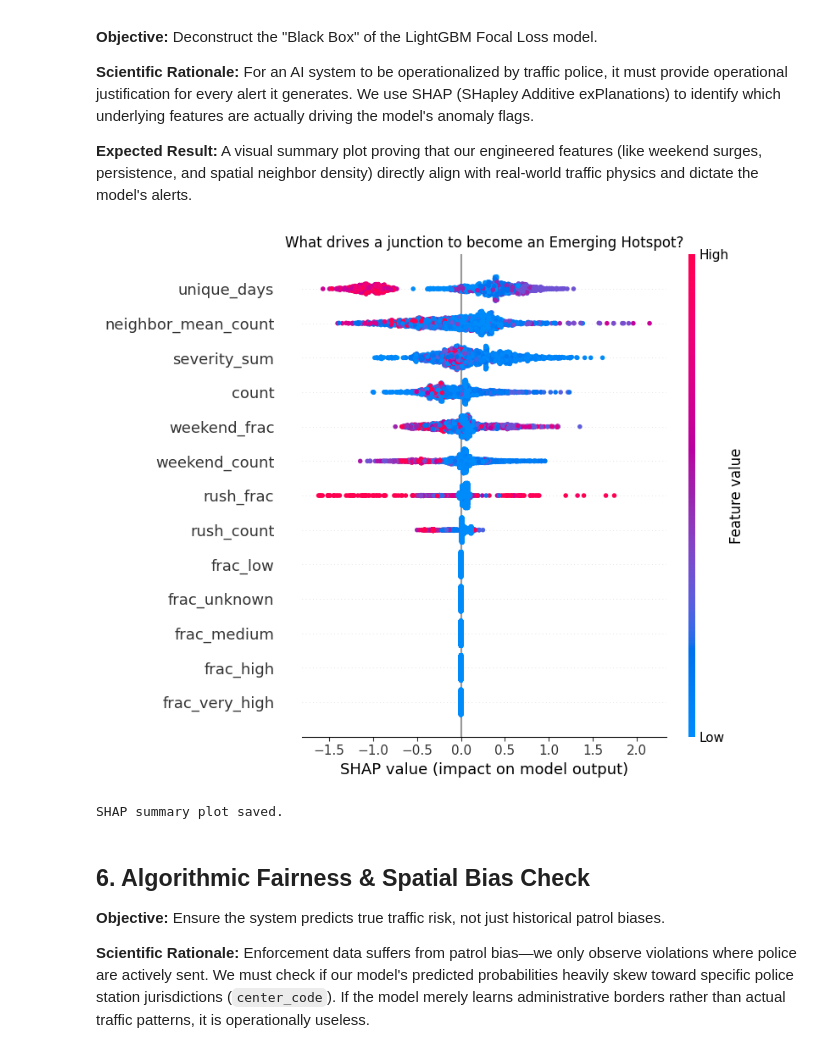
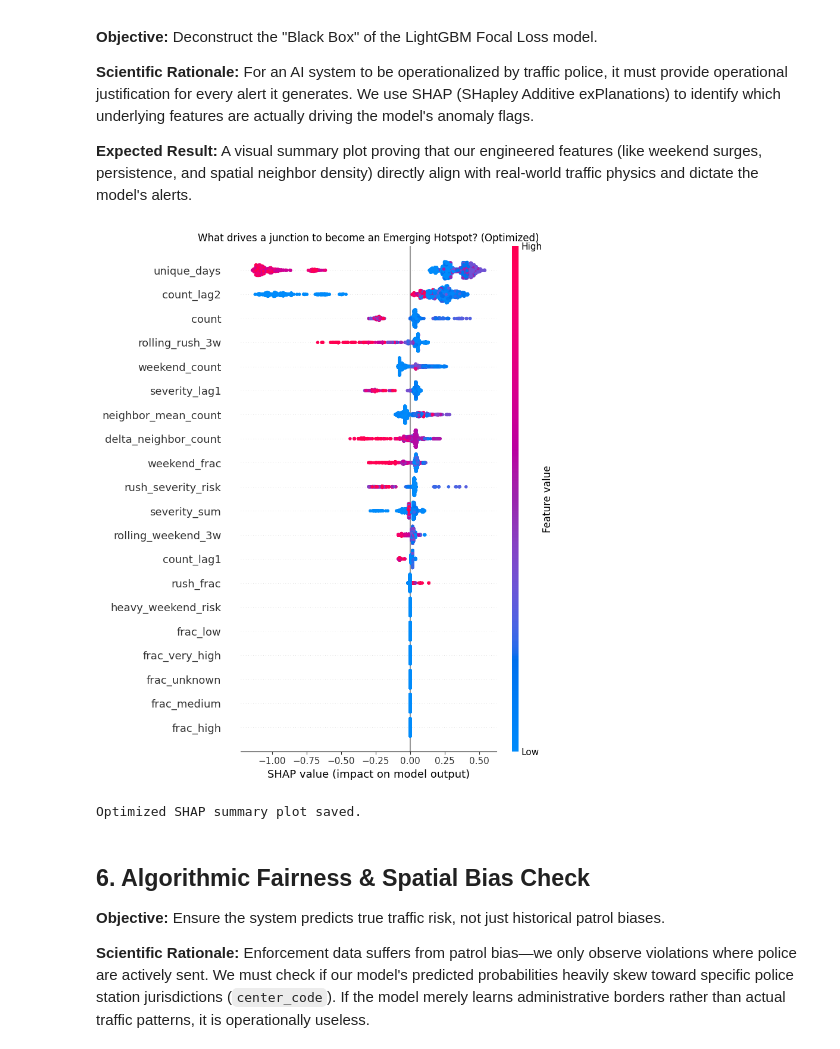
Before and after one commit to scarwizz/flipkart-gridlock-2-0, a Jupyter notebook: phase2-flipkart-gridlock2-o.ipynb, the cells around one changed output. Cells and saved outputs as stored; diff of their text form; code cells hidden in the pictures.

Commit message:
Add files via upload
Update optimized notebook

```diff
--- a/phase2-flipkart-gridlock2-o.ipynb
+++ b/phase2-flipkart-gridlock2-o.ipynb
@@ -531,32 +709,35 @@ AUC          0.625796
 **Expected Result:** A visual summary plot proving that our engineered features (like weekend surges, persistence, and spatial neighbor density) directly align with real-world traffic physics and dictate the model's alerts.
 # %%
 # ============================================
-# 7. SHAP EXPLANATION (Focal Loss LightGBM)
+# 7. SHAP EXPLANATION (Optimized Focal Loss Model)
 # ============================================
 import shap
 import matplotlib.pyplot as plt
 
-# We use the X_tr (training data) from the last CV fold to explain the model
-explainer = shap.TreeExplainer(lgbm_focal)
+# 1. Ensure we are using the optimized model and the correct feature matrix
+# We use X_tr from the final fold to explain the model's logic
+explainer = shap.TreeExplainer(lgbm_focal_opt)
 shap_vals = explainer.shap_values(X_tr)
 
-# LightGBM with custom objective returns a list of arrays or a single array depending on version
-# We extract the specific array for the positive class
+# 2. Extract the positive class contribution
+# LightGBM classifiers return a list for binary classification
 if isinstance(shap_vals, list):
     shap_vals_to_plot = shap_vals[1]
 else:
     shap_vals_to_plot = shap_vals
 
-plt.figure(figsize=(10, 6))
-plt.title("What drives a junction to become an Emerging Hotspot?")
+# 3. Generate and Save Plot
+plt.figure(figsize=(12, 8))
+plt.title("What drives a junction to become an Emerging Hotspot? (Optimized)")
 shap.summary_plot(shap_vals_to_plot, X_tr, show=False)
 plt.tight_layout()
-plt.savefig("shap_summary.png")
+plt.savefig("shap_summary_optimized.png")
 plt.show()
-print("SHAP summary plot saved.")
+
+print("Optimized SHAP summary plot saved.")
 # %% [output]
-[figure, old version]
+[figure, new version]
-SHAP summary plot saved.
+Optimized SHAP summary plot saved.
 # %% [markdown]
 ## 6. Algorithmic Fairness & Spatial Bias Check
 **Objective:** Ensure the system predicts true traffic risk, not just historical patrol biases.
```
Also changed, not shown: parts of 13 cells of this notebook.
